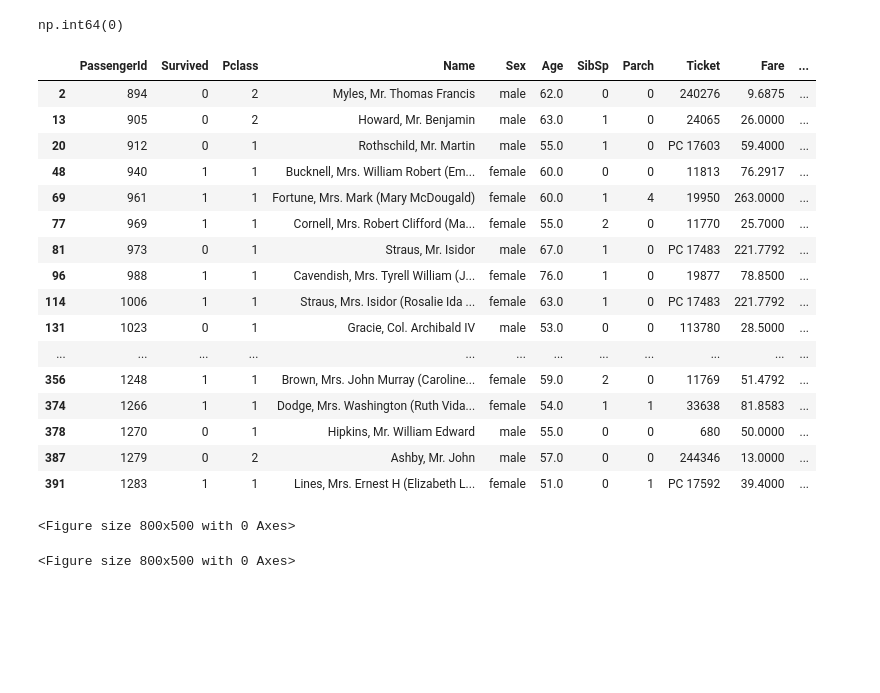
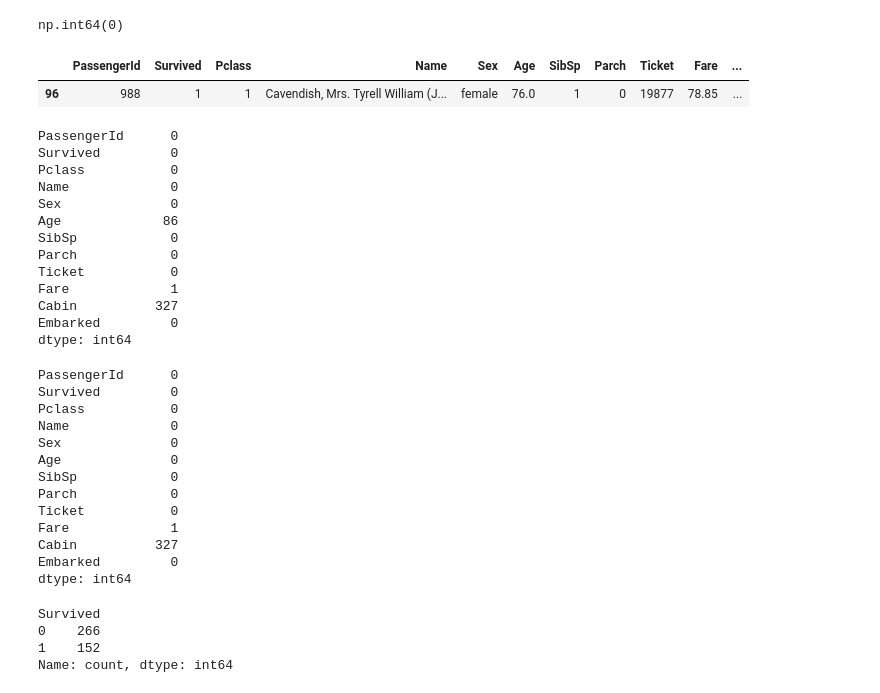
Before and after one commit to Uriel-Montufa/Fundamentos-de-IA, a Jupyter notebook: Laboratorios/Lab14.ipynb, the cells around one changed output. Drawn from its saved outputs; the diff is of its cells as text; code cells hidden in the pictures; blank space fills up the shorter version.

```diff
--- a/Laboratorios/Lab14.ipynb
+++ b/Laboratorios/Lab14.ipynb
@@ -88,28 +88,25 @@ np.int64(0)
 # %%
 #Ejercicios
 #Mostrar a los pasajeros que tienen más de 50 años
-titanic[titanic["Age"]>50]
+titanic[titanic["Age"]>70]
 # %% [output]
 |  | PassengerId | Survived | Pclass | Name | Sex | Age | SibSp | Parch | Ticket | Fare | ... |
-| 2 | 894 | 0 | 2 | Myles, Mr. Thomas Francis | male | 62.0 | 0 | 0 | 240276 | 9.6875 | ... |
-| 13 | 905 | 0 | 2 | Howard, Mr. Benjamin | male | 63.0 | 1 | 0 | 24065 | 26.0000 | ... |
-| 20 | 912 | 0 | 1 | Rothschild, Mr. Martin | male | 55.0 | 1 | 0 | PC 17603 | 59.4000 | ... |
-| 48 | 940 | 1 | 1 | Bucknell, Mrs. William Robert (Em... | female | 60.0 | 0 | 0 | 11813 | 76.2917 | ... |
-| 69 | 961 | 1 | 1 | Fortune, Mrs. Mark (Mary McDougald) | female | 60.0 | 1 | 4 | 19950 | 263.0000 | ... |
-| 77 | 969 | 1 | 1 | Cornell, Mrs. Robert Clifford (Ma... | female | 55.0 | 2 | 0 | 11770 | 25.7000 | ... |
-| 81 | 973 | 0 | 1 | Straus, Mr. Isidor | male | 67.0 | 1 | 0 | PC 17483 | 221.7792 | ... |
-| 96 | 988 | 1 | 1 | Cavendish, Mrs. Tyrell William (J... | female | 76.0 | 1 | 0 | 19877 | 78.8500 | ... |
-| 114 | 1006 | 1 | 1 | Straus, Mrs. Isidor (Rosalie Ida ... | female | 63.0 | 1 | 0 | PC 17483 | 221.7792 | ... |
-| 131 | 1023 | 0 | 1 | Gracie, Col. Archibald IV | male | 53.0 | 0 | 0 | 113780 | 28.5000 | ... |
-| ... | ... | ... | ... | ... | ... | ... | ... | ... | ... | ... | ... |
-| 356 | 1248 | 1 | 1 | Brown, Mrs. John Murray (Caroline... | female | 59.0 | 2 | 0 | 11769 | 51.4792 | ... |
-| 374 | 1266 | 1 | 1 | Dodge, Mrs. Washington (Ruth Vida... | female | 54.0 | 1 | 1 | 33638 | 81.8583 | ... |
-| 378 | 1270 | 0 | 1 | Hipkins, Mr. William Edward | male | 55.0 | 0 | 0 | 680 | 50.0000 | ... |
-| 387 | 1279 | 0 | 2 | Ashby, Mr. John | male | 57.0 | 0 | 0 | 244346 | 13.0000 | ... |
-| 391 | 1283 | 1 | 1 | Lines, Mrs. Ernest H (Elizabeth L... | female | 51.0 | 0 | 1 | PC 17592 | 39.4000 | ... |
+| 96 | 988 | 1 | 1 | Cavendish, Mrs. Tyrell William (J... | female | 76.0 | 1 | 0 | 19877 | 78.85 | ... |
 # %%
-#Graficar la edad
-plt.figure (figsize=(8,5))
+#Limpieza de los datos
+#Dato nulo es aquel que no existe o no se conoce
+titanic.isnull().sum()
 # %% [output]
-<Figure size 800x500 with 0 Axes>
+PassengerId      0
+Survived         0
+Pclass           0
+Name             0
+Sex              0
+Age             86
+SibSp            0
+Parch            0
+Ticket           0
+Fare             1
+Cabin          327
+Embarked         0
+dtype: int64
-<Figure size 800x500 with 0 Axes>
@@ -115,0 +118,24 @@ plt.figure (figsize=(8,5))
+# %%
+titanic.isnull().sum()
+# %% [output]
+PassengerId      0
+Survived         0
+Pclass           0
+Name             0
+Sex              0
+Age              0
+SibSp            0
+Parch            0
+Ticket           0
+Fare             1
+Cabin          327
+Embarked         0
+dtype: int64
+# %%
+#¿Cuantos murieron?
+titanic["Survived"].value_counts()
+# %% [output]
+Survived
+0    266
+1    152
+Name: count, dtype: int64
```
Also changed, not shown: parts of 45 cells of this notebook, 1 other file.
